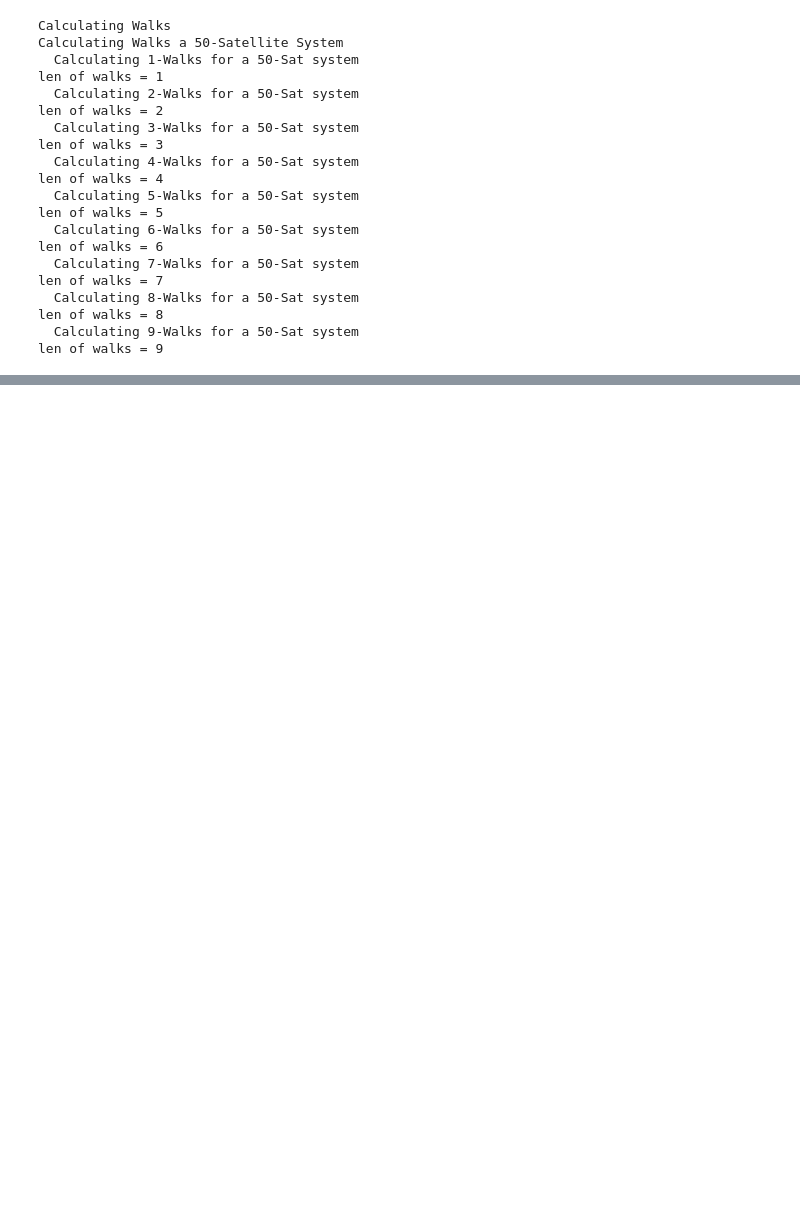
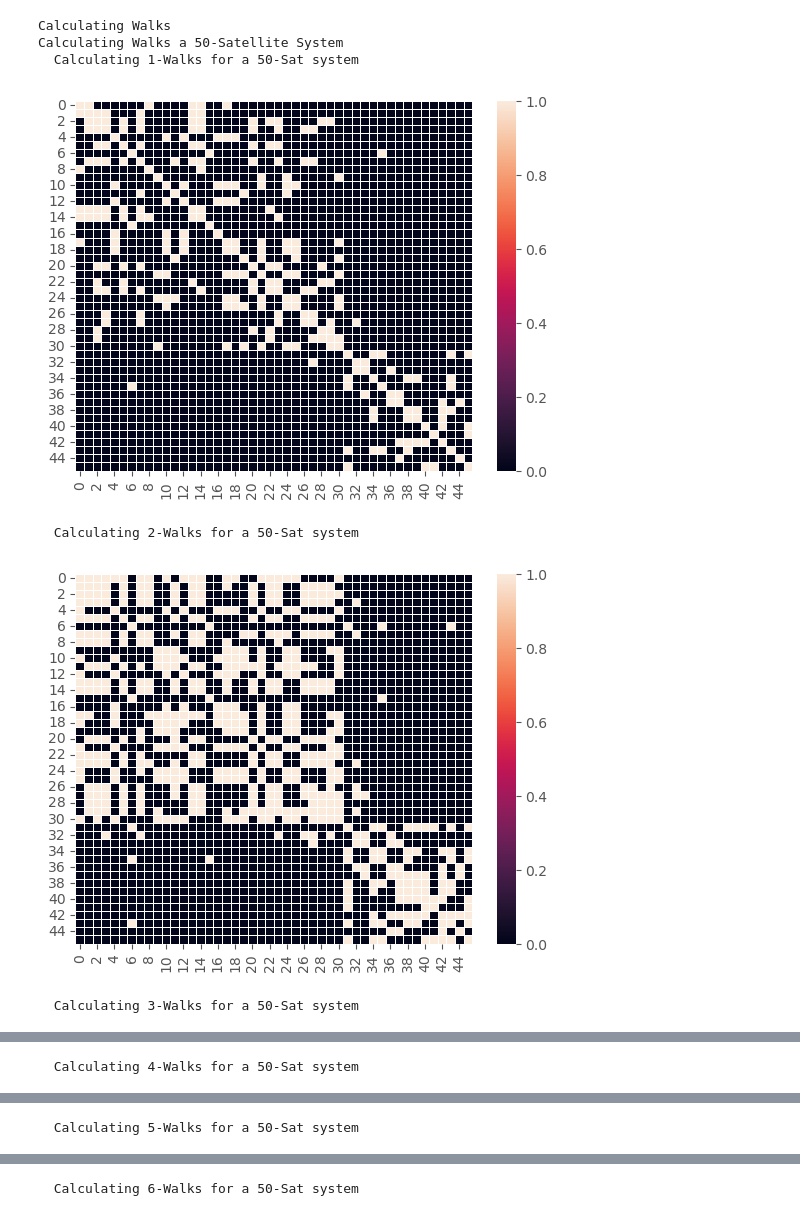
Before and after one commit to TheaMAS/sat-parser, a Jupyter notebook: Diameter.ipynb, the cells around one changed output, grey strips where cells are left out. Saved outputs shown, nothing was run; the diff lists cells and outputs as text; code cells hidden in the pictures; blank space fills up the shorter version.

```diff
--- a/Diameter.ipynb
+++ b/Diameter.ipynb
@@ -88,42 +113,48 @@ A is a 48x48 Matrix
 # %%
 print(f"Calculating Walks")
 
+import seaborn as sns
+
 start_time, end_time = 0, 86400
-walk_length = 10
+walk_length = 20
 
 walks = [IntervalMatrix.identity_matrix(m)]
 
 print(f"Calculating Walks a {n}-Satellite System")
+# A1 = A.copy()
+A1 = A
+A2 = A
+A3 = A
 for k in range(1, walk_length):
     print(f"  Calculating {k}-Walks for a {n}-Sat system")
-    print(f"len of walks = {len(walks)}")
     if k == 1:
         A_k = A
     else:
         A_k = A * walks[-1]
+    a_matrix = A1.get_slice_at(71248.109)
 
-    # print(f"    A^{k}[0][2]={A_k[0, 2]}")
+    A2 = A2 * A3
+    A1 = A1 + A2
+
+    # star = walks[0]
+    # for B in walks[1:]:
+    #     star = star + B
+
+
+    ax = sns.heatmap(a_matrix, linewidth=0.5)
+    plt.show()
+
+    # print(f"    A^{k}[30][37]={A_k[30, 37]}")
+    # print(f"    A^*,{k}[30][37]={star[30, 37]}")
+
     # print(A_k)
 
     walks.append(A_k)
 # %% [output]
 Calculating Walks
 Calculating Walks a 50-Satellite System
   Calculating 1-Walks for a 50-Sat system
-len of walks = 1
-  Calculating 2-Walks for a 50-Sat system
-len of walks = 2
-  Calculating 3-Walks for a 50-Sat system
-len of walks = 3
-  Calculating 4-Walks for a 50-Sat system
-len of walks = 4
-  Calculating 5-Walks for a 50-Sat system
-len of walks = 5
-  Calculating 6-Walks for a 50-Sat system
-len of walks = 6
-  Calculating 7-Walks for a 50-Sat system
-len of walks = 7
-  Calculating 8-Walks for a 50-Sat system
-len of walks = 8
-  Calculating 9-Walks for a 50-Sat system
-len of walks = 9
+[figure, added]
+  Calculating 2-Walks for a 50-Sat system
+[figure, added]
+  Calculating 3-Walks for a 50-Sat system
@@ -129,0 +162 @@ len of walks = 9
+  Calculating 4-Walks for a 50-Sat system
@@ -129,0 +164 @@ len of walks = 9
+  Calculating 5-Walks for a 50-Sat system
@@ -129,0 +166 @@ len of walks = 9
+  Calculating 6-Walks for a 50-Sat system
```
Also changed, not shown: parts of 12 cells of this notebook, 4 other files.
